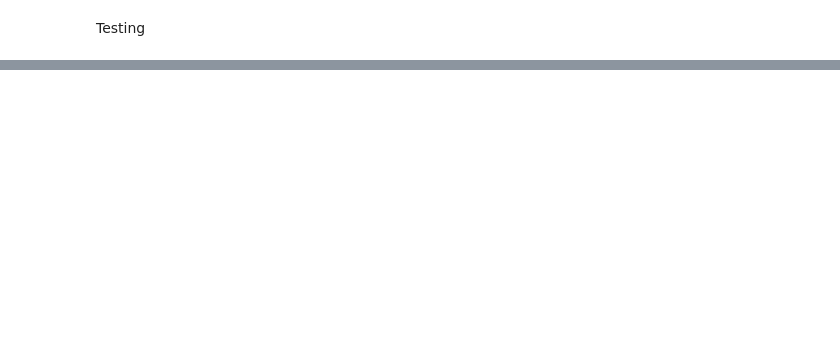
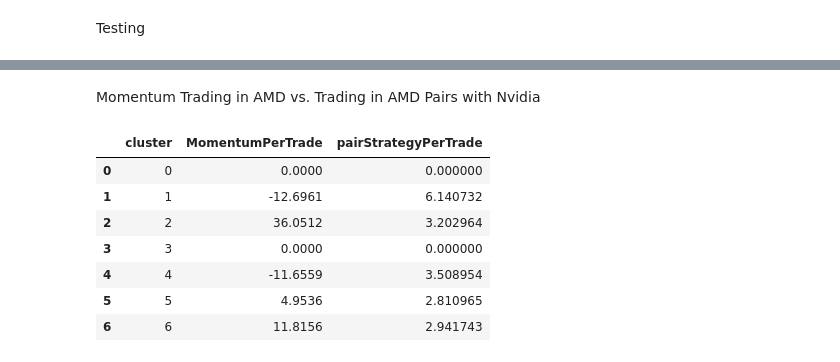
Before and after one commit to NaorSaati/AlgoTradingDS, a Jupyter notebook: Project.ipynb, the cells around one changed output, grey strips where cells are left out. Cells and saved outputs as stored; diff of their text form; code cells hidden in the pictures; blank space fills up the shorter version.

```diff
--- a/Project.ipynb
+++ b/Project.ipynb
@@ -924,0 +947,20 @@ Testing
+# %%
+pair_results = {}
+
+for a, b in pair_list:
+    print(f"▶️ {a} / {b}")
+    pair_simple(work_df2, a, b)
+
+    result_df = cluster_based_pair_strategy(
+        work_df2, a, b,
+        entry_0, exit_0,
+        entry_1, exit_1,
+        entry_2, exit_2,
+        entry_3, exit_3,
+        entry_4, exit_4,
+        entry_5, exit_5,
+        entry_6, exit_6
+    )
+
+    key = f"{a}_{b}"
+    pair_results[key] = result_df
@@ -924,0 +977,6 @@ Testing
+# %%
+results = ema_strategy(work_df2, 'Close_AMD', 10, 30)
+momentum_results_amd = ema_strategy_with_clusters(work_df2, 'Close_AMD', 10, 30)
+print("\n---------------------------------------------------------------------------------------------------------------------\n")
+results = ema_strategy(work_df2, 'Close_NVDA', 10, 30)
+momentum_results_nvda = ema_strategy_with_clusters(work_df2, 'Close_NVDA', 10, 30)
@@ -924,0 +1020,26 @@ Testing
+# %% [markdown]
+Momentum Trading in AMD vs. Trading in AMD Pairs with Nvidia
+# %%
+baseline_clusters = pd.DataFrame({'cluster': list(range(7))})
+
+x = pd.merge(
+    baseline_clusters,
+    pd.merge(
+        momentum_results_amd,
+        pair_results["Close_AMD_Close_NVDA"],
+        on="cluster",
+        how="outer"
+    ),
+    on="cluster",
+    how="left"
+).fillna(0)
+x
+# %% [output]
+|  | cluster | MomentumPerTrade | pairStrategyPerTrade |
+| 0 | 0 | 0.0000 | 0.000000 |
+| 1 | 1 | -12.6961 | 6.140732 |
+| 2 | 2 | 36.0512 | 3.202964 |
+| 3 | 3 | 0.0000 | 0.000000 |
+| 4 | 4 | -11.6559 | 3.508954 |
+| 5 | 5 | 4.9536 | 2.810965 |
+| 6 | 6 | 11.8156 | 2.941743 |
```
Also changed, not shown: parts of 14 cells of this notebook.
